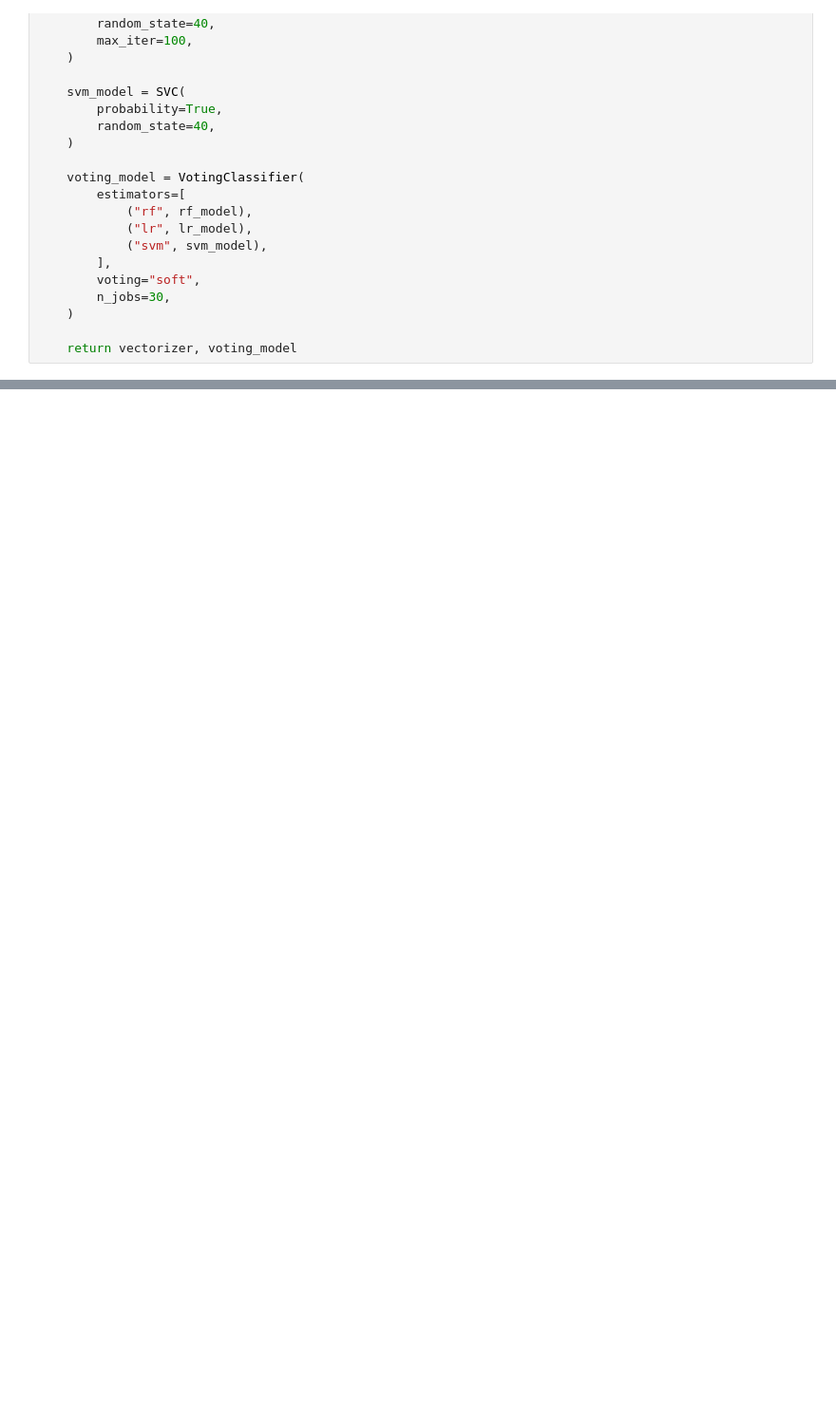
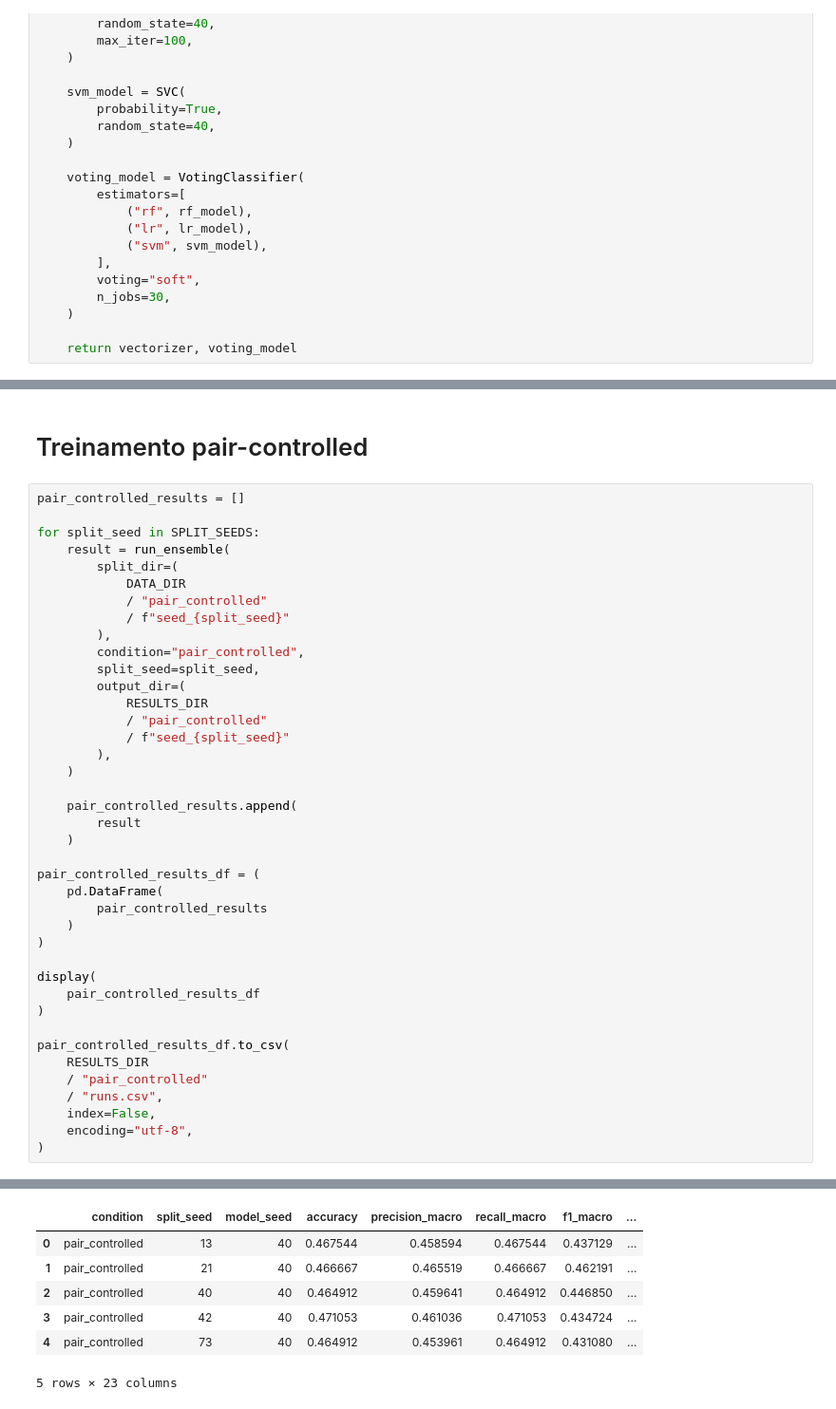
Before and after one commit to avelando/pun-detection-split-analysis, a Jupyter notebook: src/models/train_ensemble.ipynb, the cells around one changed output, grey strips where cells are left out. Shown at 95% size. Cells and saved outputs as stored; diff of their text form; blank space fills up the shorter version.

```diff
--- a/src/models/train_ensemble.ipynb
+++ b/src/models/train_ensemble.ipynb
@@ -805,0 +1224,43 @@ else:
+# %% [markdown]
+# Treinamento pair-controlled
+# %%
+pair_controlled_results = []
+
+for split_seed in SPLIT_SEEDS:
+    result = run_ensemble(
+        split_dir=(
+            DATA_DIR
+            / "pair_controlled"
+            / f"seed_{split_seed}"
+        ),
+        condition="pair_controlled",
+        split_seed=split_seed,
+        output_dir=(
+            RESULTS_DIR
+            / "pair_controlled"
+            / f"seed_{split_seed}"
+        ),
+    )
+
+    pair_controlled_results.append(
+        result
+    )
+
+pair_controlled_results_df = (
+    pd.DataFrame(
+        pair_controlled_results
+    )
+)
+
+display(
+    pair_controlled_results_df
+)
+
+pair_controlled_results_df.to_csv(
+    RESULTS_DIR
+    / "pair_controlled"
+    / "runs.csv",
+    index=False,
+    encoding="utf-8",
+)
+# %% [output]
@@ -805,0 +1352,7 @@ else:
+|  | condition | split_seed | model_seed | accuracy | precision_macro | recall_macro | f1_macro | ... |
+| 0 | pair_controlled | 13 | 40 | 0.467544 | 0.458594 | 0.467544 | 0.437129 | ... |
+| 1 | pair_controlled | 21 | 40 | 0.466667 | 0.465519 | 0.466667 | 0.462191 | ... |
+| 2 | pair_controlled | 40 | 40 | 0.464912 | 0.459641 | 0.464912 | 0.446850 | ... |
+| 3 | pair_controlled | 42 | 40 | 0.471053 | 0.461036 | 0.471053 | 0.434724 | ... |
+| 4 | pair_controlled | 73 | 40 | 0.464912 | 0.453961 | 0.464912 | 0.431080 | ... |
+5 rows × 23 columns
```
Also changed, not shown: parts of 50 cells of this notebook, 1 other file.
